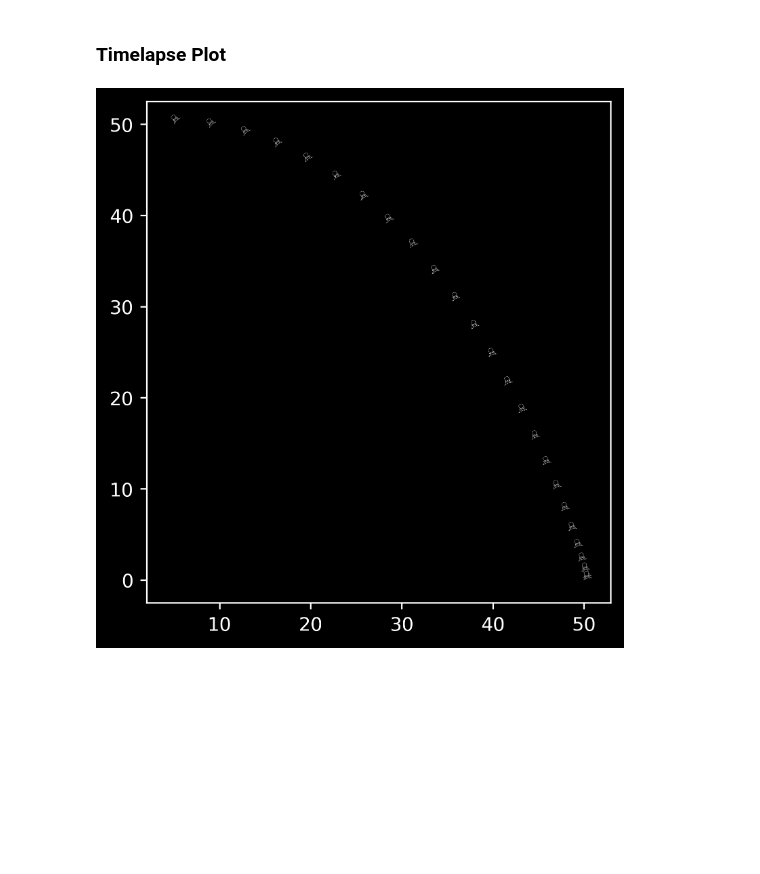
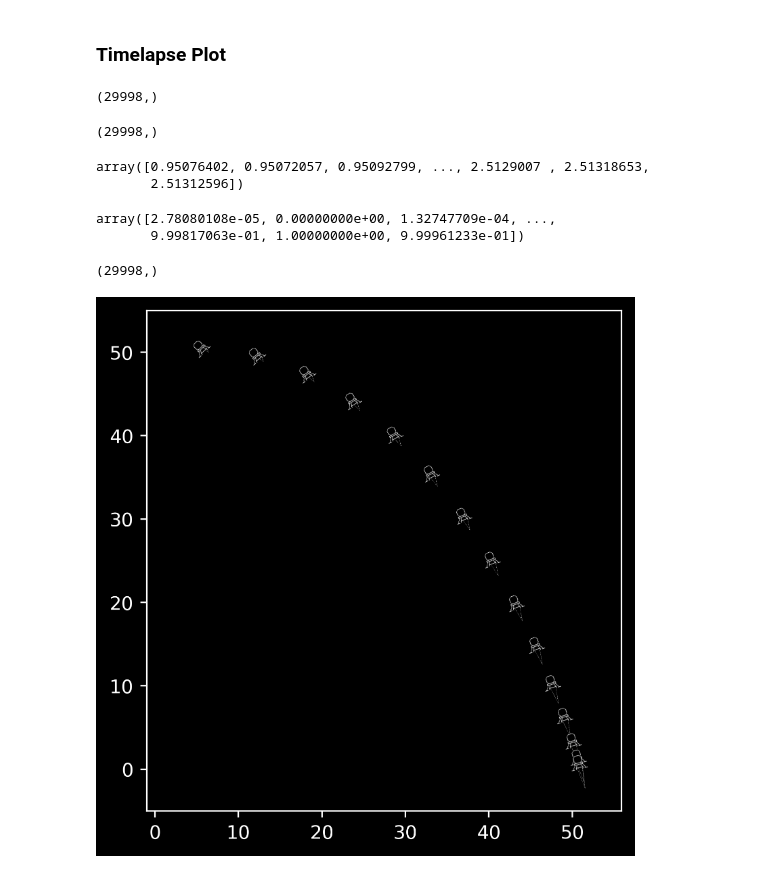
Before and after one commit to jpatrickb/moonlander_optimal_control, a Jupyter notebook: visualization.ipynb, the cells around one changed output. Saved outputs shown, nothing was run; the diff lists cells and outputs as text; code cells hidden in the pictures; blank space fills up the shorter version.

Commit message:
The issue is the width setting (I want to try adjusting all the parameters by scaling them)

```diff
--- a/visualization.ipynb
+++ b/visualization.ipynb
@@ -9,9 +9,10 @@ from scipy.ndimage import rotate
 from itertools import product
 from tqdm import tqdm
 from utils import *
+from sklearn.preprocessing import minmax_scale
 
 animation.writer = animation.writers['ffmpeg']
-plt.rcParams['figure.dpi'] = 400
+plt.rcParams['figure.dpi'] = 900
 # %% [markdown]
 ### Data (solution arrays)
 # %%
@@ -52,6 +53,25 @@ Final Position: (49.907, 0.0)
 [figure]
 # %% [markdown]
 ### Timelapse Plot
+# %%
+np.linalg.norm(np.vstack([UX, UY]), axis=0).shape
+# %% [output]
+(29998,)
+# %%
+Y.shape
+# %% [output]
+(29998,)
+# %%
+np.linalg.norm(np.vstack([UX, UY]), axis=0)
+# %% [output]
+array([0.95076402, 0.95072057, 0.95092799, ..., 2.5129007 , 2.51318653,
+       2.51312596])
+# %%
+a = np.array([0, 1, 2, 3, -4, 10])
+minmax_scale(np.linalg.norm(np.vstack([UX, UY]), axis=0), (0, 1))
+# %% [output]
+array([2.78080108e-05, 0.00000000e+00, 1.32747709e-04, ...,
+       9.99817063e-01, 1.00000000e+00, 9.99961233e-01])
 # %%
 import numpy as np
 import matplotlib.pyplot as plt
@@ -114,8 +153,9 @@ def plot_timelapse(ts=TS, x=X, y=Y, xp=XP, yp=YP, ux=UX, uy=UY, tf=TF, N=7, widt
     plt.show()
 # %%
-plot_timelapse(width=1, N=25)
+plot_timelapse(width=2, N=15)
 # %% [output]
+(29998,)
-[figure, old version]
+[figure, new version]
 # %%
 def timelapse_test(ts=TS, x=X, y=Y, xp=XP, yp=YP, ux=UX, uy=UY, tf=TF, N=7, width=0.3, alpha=None):
     def get_image(filename='./lander.png'):
```
Also changed, not shown: parts of 6 cells of this notebook, 1 other file.
